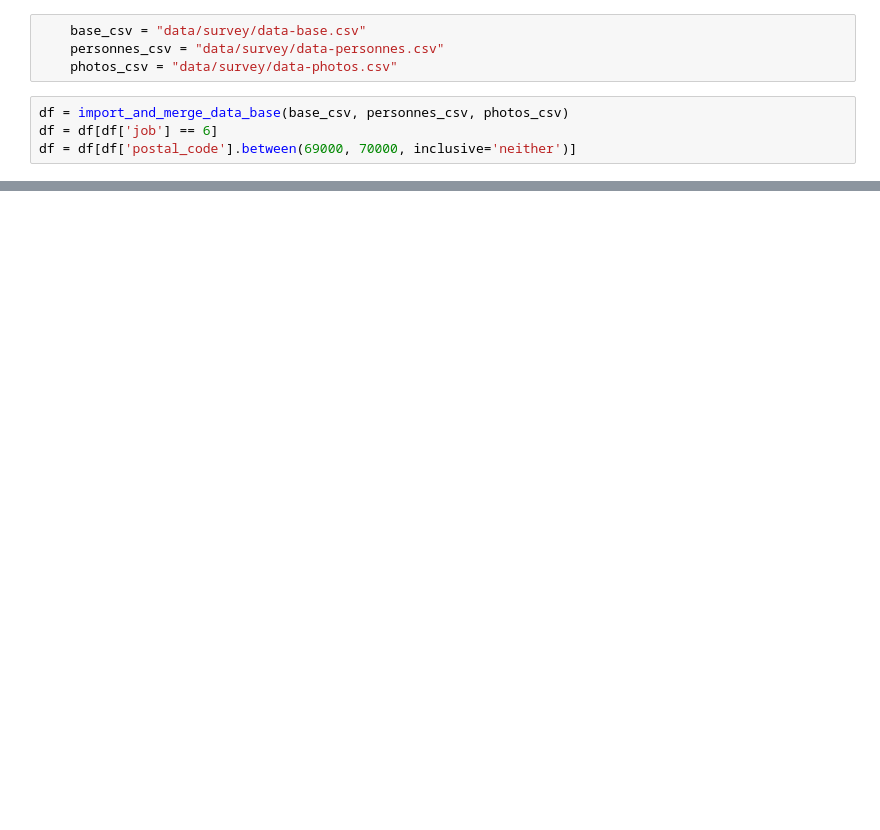
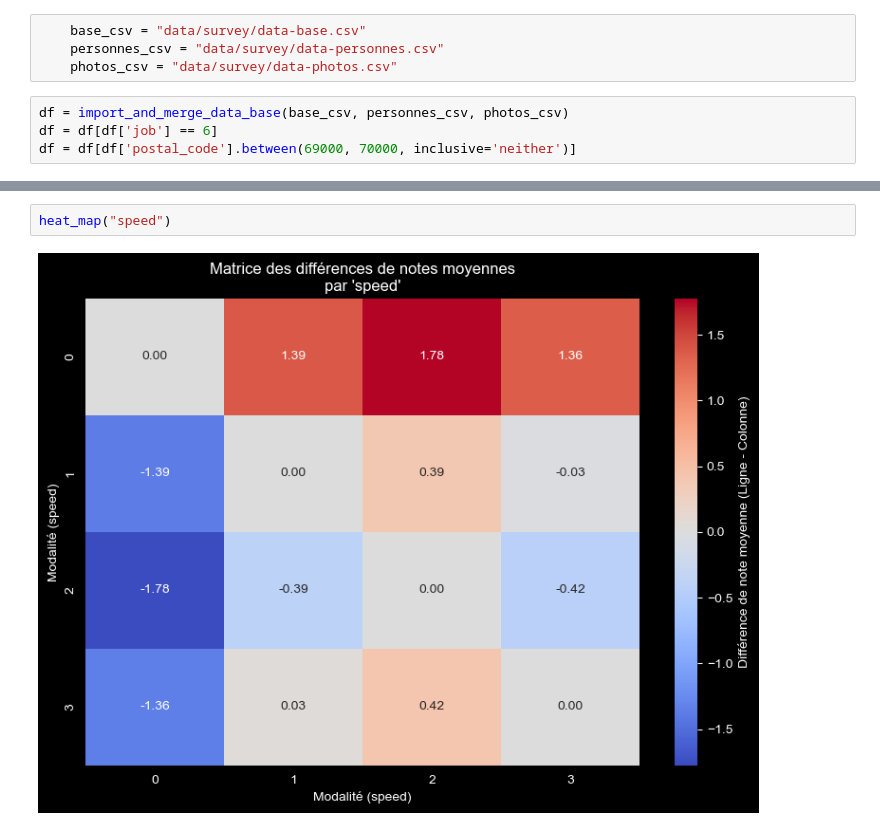
Before and after one commit to tim-lemm/Bikeability-Assessment-Tool, a Jupyter notebook: data_analysis.ipynb, the cells around one changed output, grey strips where cells are left out. Cells and saved outputs as stored; diff of their text form; blank space fills up the shorter version.

```diff
--- a/data_analysis.ipynb
+++ b/data_analysis.ipynb
@@ -126,0 +139,4 @@ plt.show()
+# %%
+heat_map("speed")
+# %% [output]
+[figure, added]
```
Also changed, not shown: parts of 15 cells of this notebook, 13 other files.
